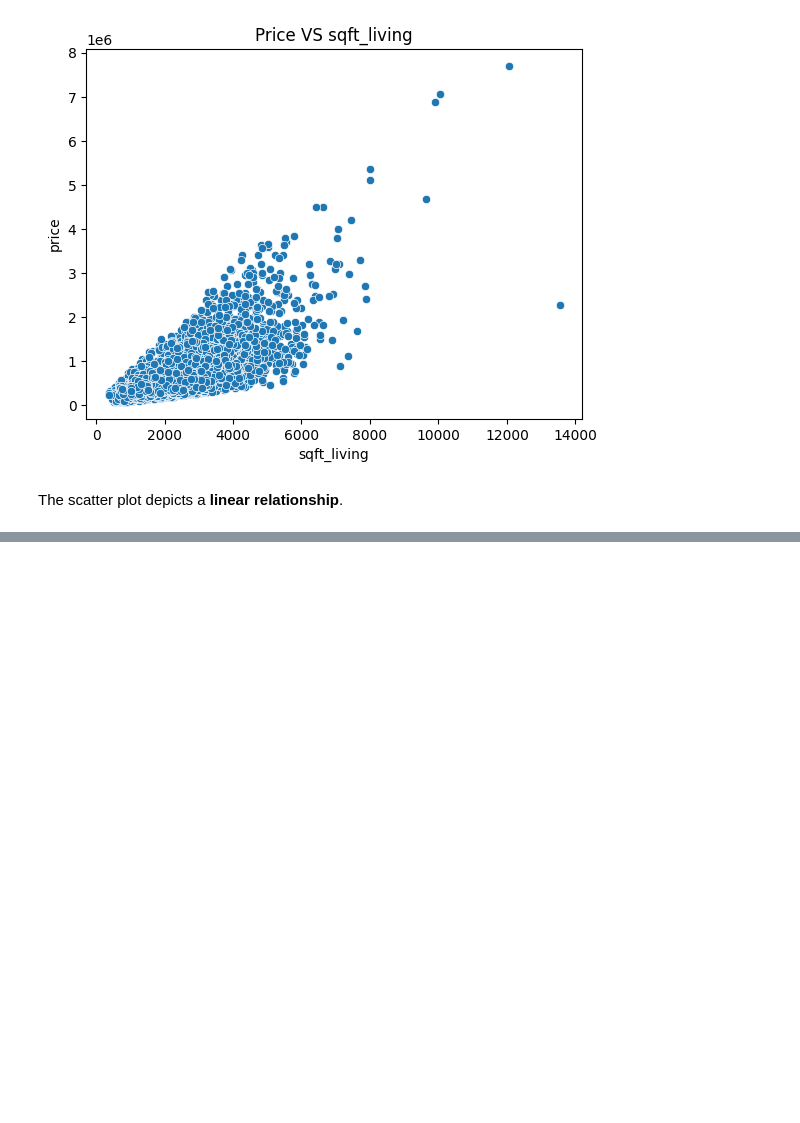
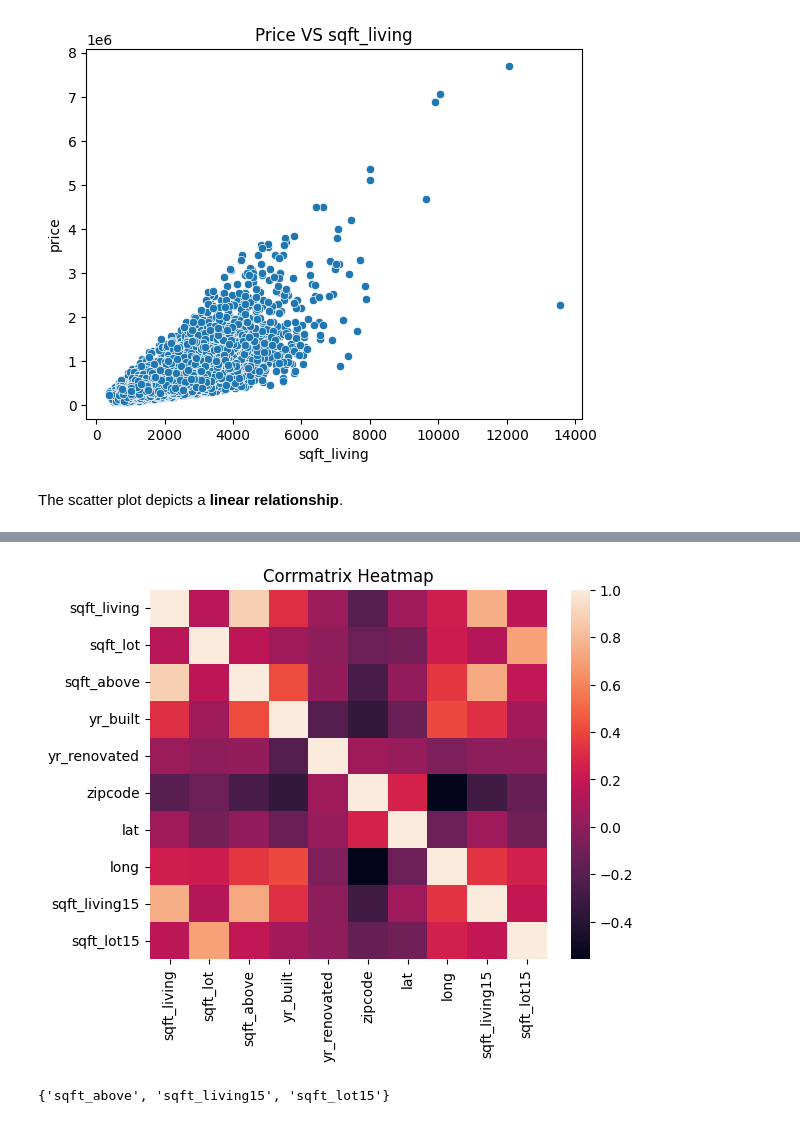
Before and after one commit to K1nyash/Project-2, a Jupyter notebook: Project_2.ipynb, the cells around one changed output, grey strips where cells are left out. Drawn from its saved outputs; the diff is of its cells as text; code cells hidden in the pictures; blank space fills up the shorter version.

```diff
--- a/Project_2.ipynb
+++ b/Project_2.ipynb
@@ -422,3 +425,12 @@ list(continuous.keys())
 multi = list(continuous.keys())
 
 X_multilinear = kc[multi]
+# %%
+#testsixe of 0.3 will determine the size of the sample.
+# random state will ensure the samples dont vary.
+
+X_train,X_test,y_train,y_test = train_test_split(X_multilinear,y, test_size=0.3,random_state=123)
+# %%
+# creating a new variable to store the Xtrain correlation matrix.
+corrmatrix = X_train.corr()
+corrmatrix
@@ -424,0 +449,12 @@ X_multilinear = kc[multi]
+# %%
+#visualizing the correlation matrix for easier interpretation.
+sns.heatmap(corrmatrix).set(title= 'Corrmatrix Heatmap');
+# %% [output]
+[figure, added]
+# %%
+#The columns with a correlation of 0.7 or 70% are selected.
+
+corr_feature = correlation(X_train,0.7)
+corr_feature
+# %% [output]
+{'sqft_above', 'sqft_living15', 'sqft_lot15'}
```
Also changed, not shown: parts of 60 cells of this notebook, 1 other file.
